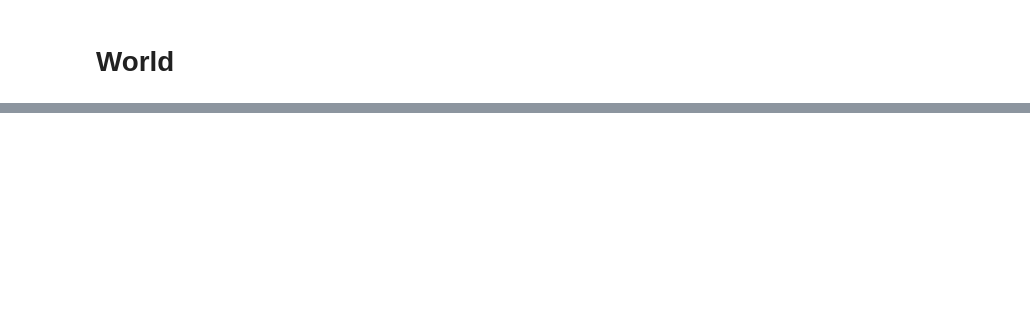
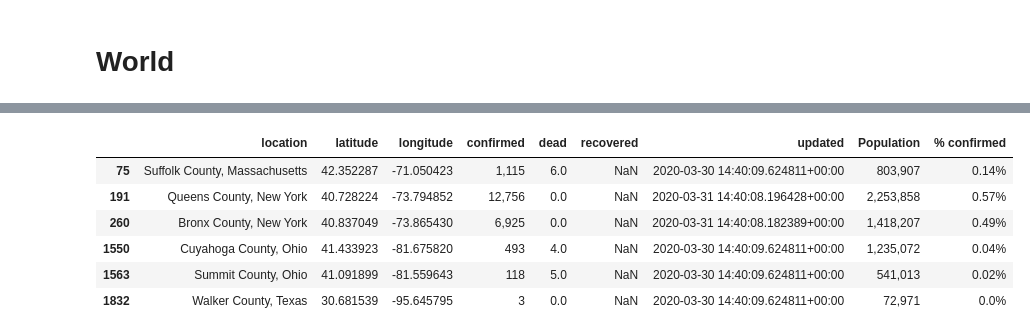
Before and after one commit to pomkos/covid19, a Jupyter notebook: corona_status.ipynb, the cells around one changed output, grey strips where cells are left out. Saved outputs shown, nothing was run; the diff lists cells and outputs as text; code cells hidden in the pictures; blank space fills up the shorter version.

```diff
--- a/corona_status.ipynb
+++ b/corona_status.ipynb
@@ -198,0 +238,35 @@ df_city.set_index("location")
+# %%
+county_list = ['Summit County, Ohio',
+                'Cuyahoga County, Ohio',
+                'Suffolk County, Massachusetts',
+                'Walker County, Texas',
+                'Brooklyn', 'Queens', 'Manhattan', 'Bronx', 'Staten']
+# %%
+county_pop = pd.read_excel("countypop.xlsx", sheet_name=1)
+county_pop = county_pop.iloc[1:].reset_index(drop=True)
+county_pop['County'] = county_pop['County'].str[1:] # remove period from beginning of each county name
+# %%
+def county_tracker(df, county_pop = county_pop, county_list=county_list):
+    df_county = df[df['location'].str.contains(" County")].reset_index(drop=True)
+    df_pop = df_county.merge(county_pop, left_on="location", right_on="County").drop("County", axis=1)
+    df_pop['% confirmed'] = round((df_pop['confirmed']/df_pop['Population'])*100, 2)
+
+    columns = ['confirmed','Population']
+    for col in columns:
+        df_pop[col] = pd.to_numeric(df_pop[col]).apply(round)
+        df_pop[col] = df_pop[col].apply(lambda x: "{:,}".format(x))
+    df_pop['% confirmed'] = df_pop['% confirmed'].apply(str) + "%"
+
+    jnd = '|'.join(county_list)
+    df_find = df_pop[df_pop['location'].str.contains(jnd)]
+    return df_find
+# %%
+county_tracker(df_citycounty)
+# %% [output]
+|  | location | latitude | longitude | confirmed | dead | recovered | updated | Population | % confirmed |
+| 75 | Suffolk County, Massachusetts | 42.352287 | -71.050423 | 1,115 | 6.0 | NaN | 2020-03-30 14:40:09.624811+00:00 | 803,907 | 0.14% |
+| 191 | Queens County, New York | 40.728224 | -73.794852 | 12,756 | 0.0 | NaN | 2020-03-31 14:40:08.196428+00:00 | 2,253,858 | 0.57% |
+| 260 | Bronx County, New York | 40.837049 | -73.865430 | 6,925 | 0.0 | NaN | 2020-03-31 14:40:08.182389+00:00 | 1,418,207 | 0.49% |
+| 1550 | Cuyahoga County, Ohio | 41.433923 | -81.675820 | 493 | 4.0 | NaN | 2020-03-30 14:40:09.624811+00:00 | 1,235,072 | 0.04% |
+| 1563 | Summit County, Ohio | 41.091899 | -81.559643 | 118 | 5.0 | NaN | 2020-03-30 14:40:09.624811+00:00 | 541,013 | 0.02% |
+| 1832 | Walker County, Texas | 30.681539 | -95.645795 | 3 | 0.0 | NaN | 2020-03-30 14:40:09.624811+00:00 | 72,971 | 0.0% |
```
Also changed, not shown: parts of 23 cells of this notebook.
